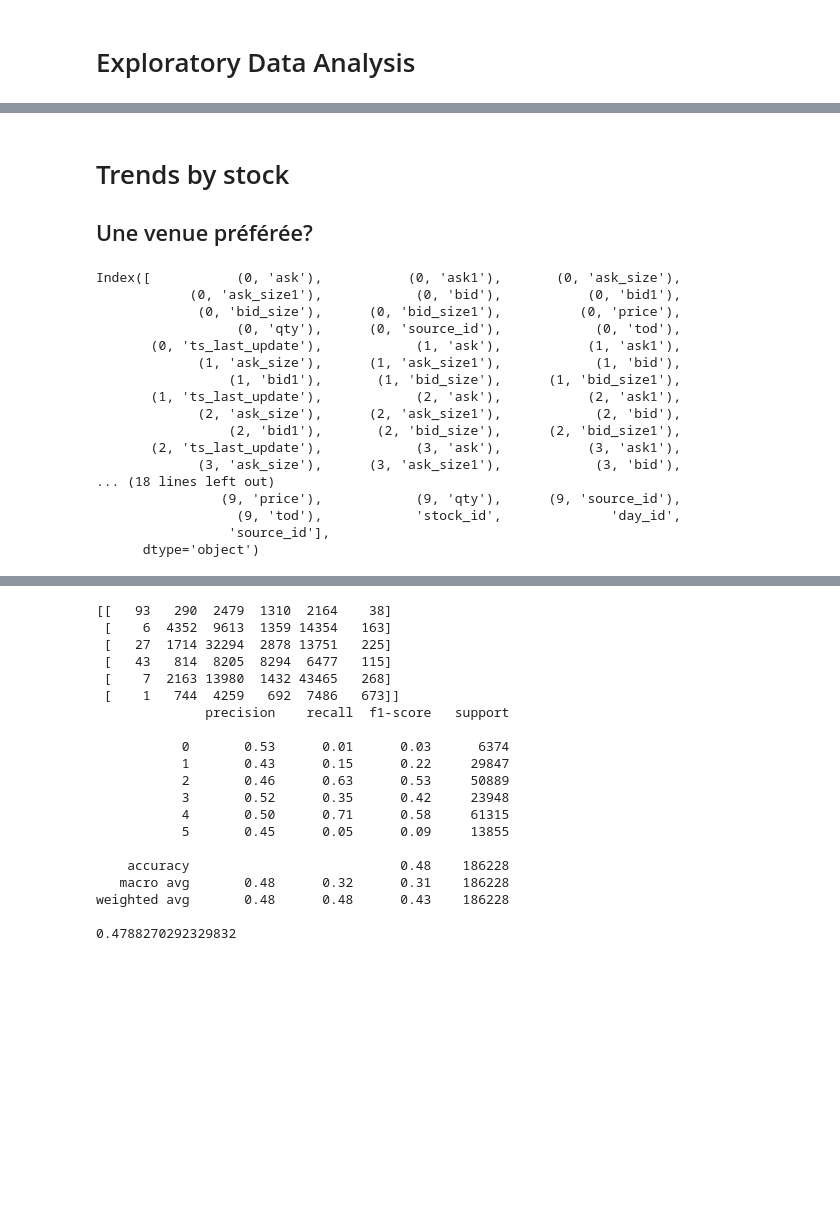
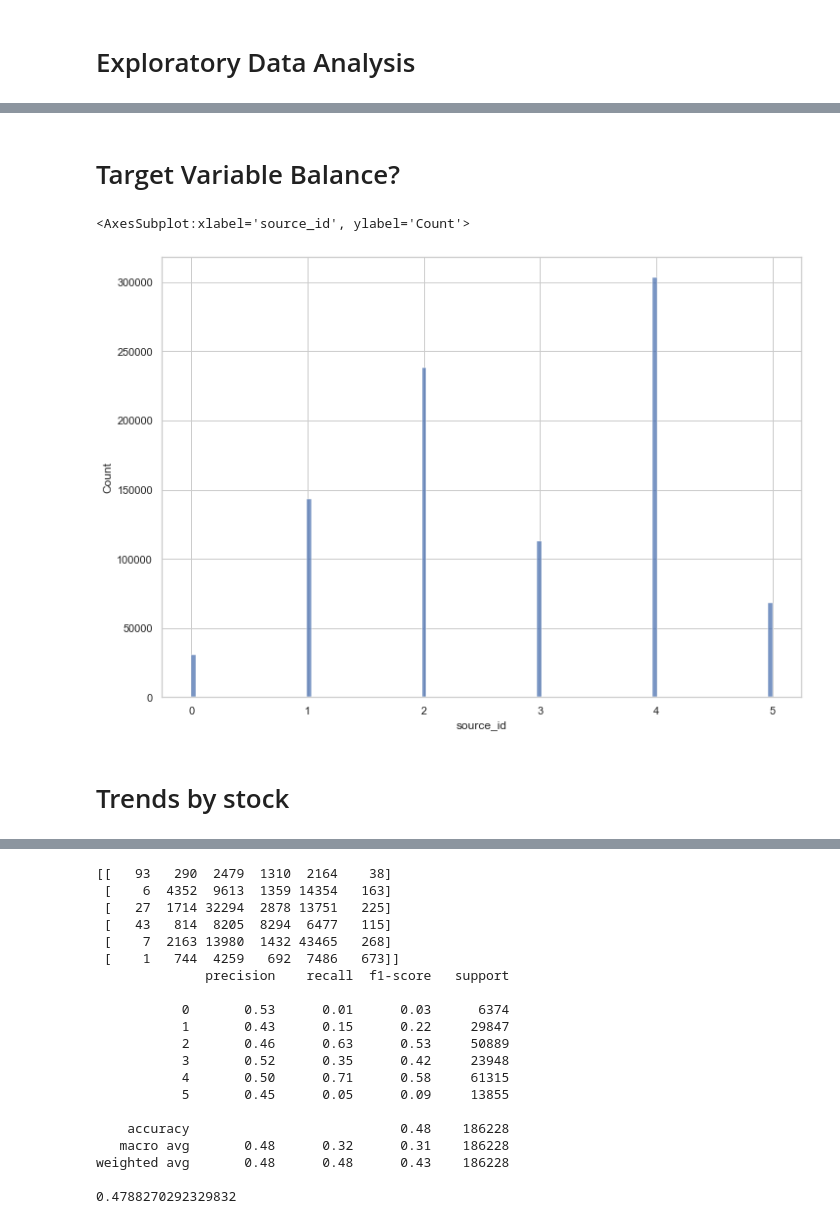
Before and after one commit to tariqmassaoudi/CFM-2020-EMINES, a Jupyter notebook: CFM analysis.ipynb, the cells around one changed output, grey strips where cells are left out. Cells and saved outputs as stored; diff of their text form; code cells hidden in the pictures; blank space fills up the shorter version.

```diff
--- a/CFM analysis.ipynb
+++ b/CFM analysis.ipynb
@@ -88,23 +108,9 @@ sns.barplot(data=onlyTrades,x='tod',y='price')
+# %% [markdown]
+# Target Variable Balance?
+# %%
+sns.histplot(data=concat["source_id"])
+# %% [output]
+<AxesSubplot:xlabel='source_id', ylabel='Count'>
+[figure, added]
 # %% [markdown]
 # Trends by stock
-## Une venue préférée?
-# %%
-concat.columns
-# %% [output]
-Index([           (0, 'ask'),           (0, 'ask1'),       (0, 'ask_size'),
-            (0, 'ask_size1'),            (0, 'bid'),           (0, 'bid1'),
-             (0, 'bid_size'),      (0, 'bid_size1'),          (0, 'price'),
-                  (0, 'qty'),      (0, 'source_id'),            (0, 'tod'),
-       (0, 'ts_last_update'),            (1, 'ask'),           (1, 'ask1'),
-             (1, 'ask_size'),      (1, 'ask_size1'),            (1, 'bid'),
-                 (1, 'bid1'),       (1, 'bid_size'),      (1, 'bid_size1'),
-       (1, 'ts_last_update'),            (2, 'ask'),           (2, 'ask1'),
-             (2, 'ask_size'),      (2, 'ask_size1'),            (2, 'bid'),
-                 (2, 'bid1'),       (2, 'bid_size'),      (2, 'bid_size1'),
-       (2, 'ts_last_update'),            (3, 'ask'),           (3, 'ask1'),
-             (3, 'ask_size'),      (3, 'ask_size1'),            (3, 'bid'),
-... (18 lines left out)
-                (9, 'price'),            (9, 'qty'),      (9, 'source_id'),
-                  (9, 'tod'),            'stock_id',              'day_id',
-                 'source_id'],
-      dtype='object')
```
Also changed, not shown: parts of 42 cells of this notebook.
